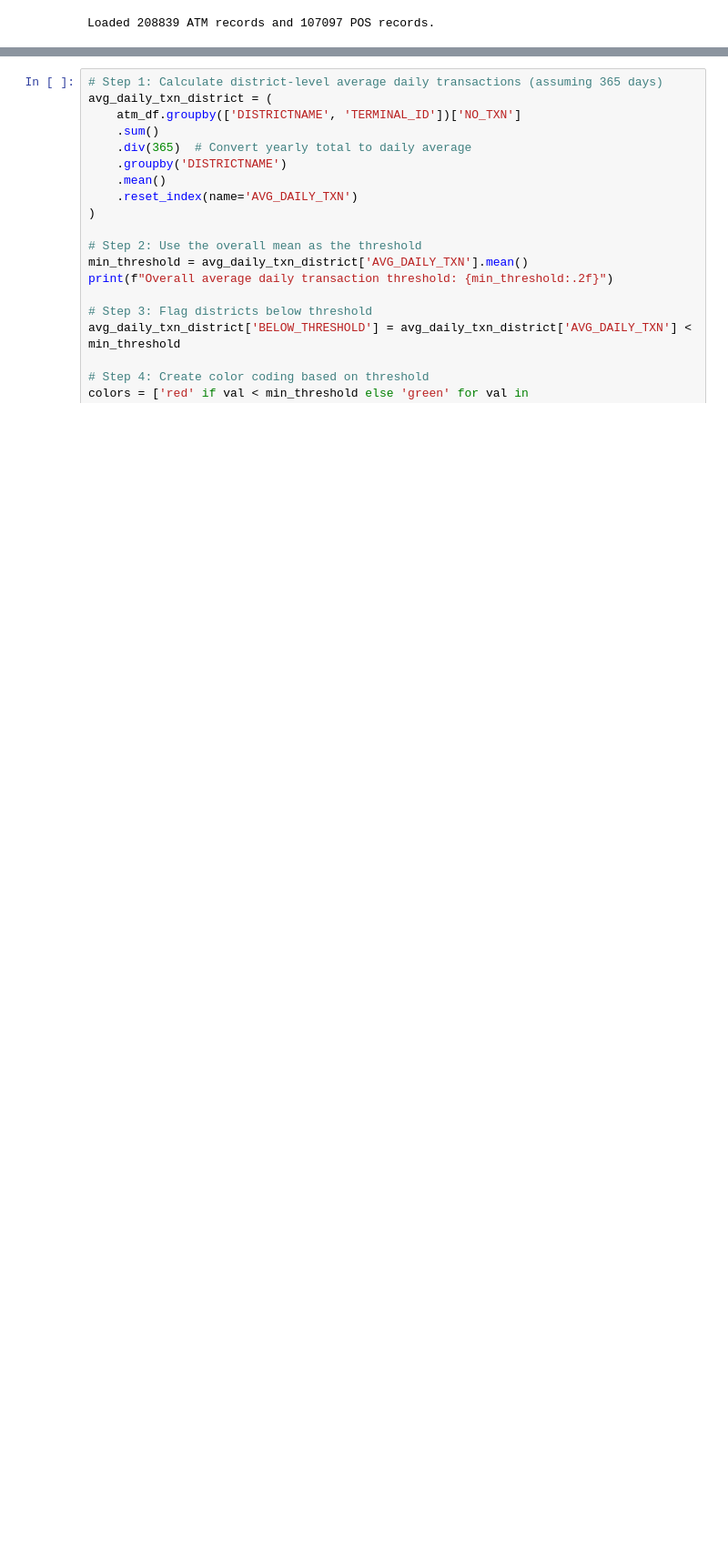
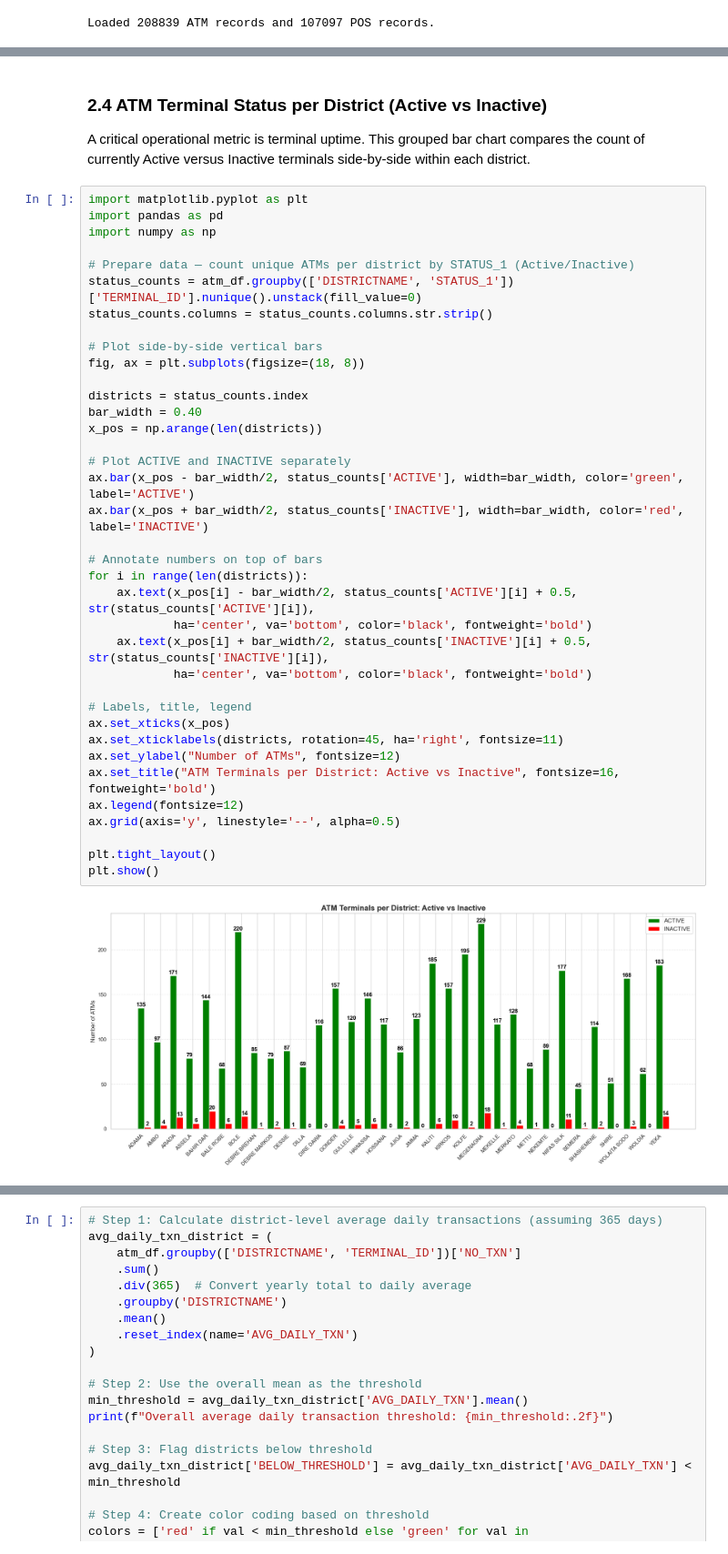
Before and after one commit to surafelasfawosen/atm-pos-performance-analysis-of-Bank, a Jupyter notebook: ATM_POS_Advanced_Analysis.ipynb, the cells around one changed output, grey strips where cells are left out. Shown at 91% size. Drawn from its saved outputs; the diff is of its cells as text; blank space fills up the shorter version.

```diff
--- a/ATM_POS_Advanced_Analysis.ipynb
+++ b/ATM_POS_Advanced_Analysis.ipynb
@@ -66,0 +272,42 @@ Here we explore the basic performance of the ATM network.
+# %% [markdown]
+### 2.4 ATM Terminal Status per District (Active vs Inactive)
+A critical operational metric is terminal uptime. This grouped bar chart compares the count of currently Active versus Inactive terminals side-by-side within each district.
+# %%
+import matplotlib.pyplot as plt
+import pandas as pd
+import numpy as np
+
+# Prepare data — count unique ATMs per district by STATUS_1 (Active/Inactive)
+status_counts = atm_df.groupby(['DISTRICTNAME', 'STATUS_1'])['TERMINAL_ID'].nunique().unstack(fill_value=0)
+status_counts.columns = status_counts.columns.str.strip()
+
+# Plot side-by-side vertical bars
+fig, ax = plt.subplots(figsize=(18, 8))
+
+districts = status_counts.index
+bar_width = 0.40
+x_pos = np.arange(len(districts))
+
+# Plot ACTIVE and INACTIVE separately
+ax.bar(x_pos - bar_width/2, status_counts['ACTIVE'], width=bar_width, color='green', label='ACTIVE')
+ax.bar(x_pos + bar_width/2, status_counts['INACTIVE'], width=bar_width, color='red', label='INACTIVE')
+
+# Annotate numbers on top of bars
+for i in range(len(districts)):
+    ax.text(x_pos[i] - bar_width/2, status_counts['ACTIVE'][i] + 0.5, str(status_counts['ACTIVE'][i]),
+            ha='center', va='bottom', color='black', fontweight='bold')
+    ax.text(x_pos[i] + bar_width/2, status_counts['INACTIVE'][i] + 0.5, str(status_counts['INACTIVE'][i]),
+            ha='center', va='bottom', color='black', fontweight='bold')
+
+# Labels, title, legend
+ax.set_xticks(x_pos)
+ax.set_xticklabels(districts, rotation=45, ha='right', fontsize=11)
+ax.set_ylabel("Number of ATMs", fontsize=12)
+ax.set_title("ATM Terminals per District: Active vs Inactive", fontsize=16, fontweight='bold')
+ax.legend(fontsize=12)
+ax.grid(axis='y', linestyle='--', alpha=0.5)
+
+plt.tight_layout()
+plt.show()
+# %% [output]
+[figure, added]
```
Also changed, not shown: parts of 28 cells of this notebook.
